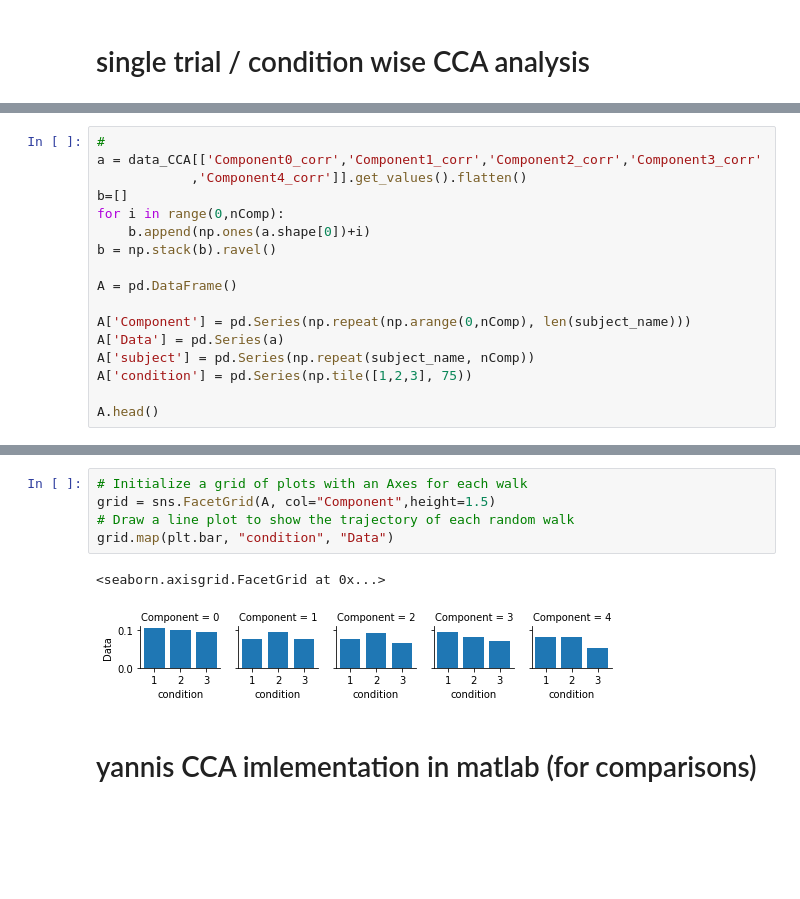
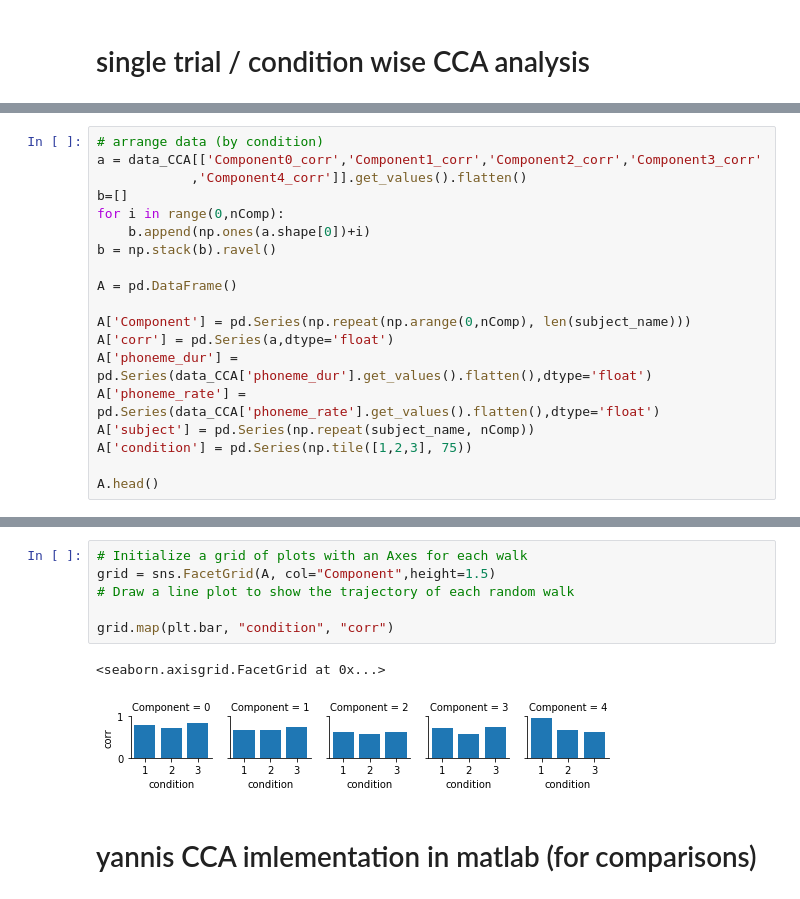
Before and after one commit to sankar-mukherjee/CCA_speech_EEG, a Jupyter notebook: CCA_yannis.ipynb, the cells around one changed output, grey strips where cells are left out. Drawn from its saved outputs; the diff is of its cells as text; blank space fills up the shorter version.

```diff
--- a/CCA_yannis.ipynb
+++ b/CCA_yannis.ipynb
@@ -1086,5 +1199,5 @@ data_CCA.head()
 # %%
-#
+# arrange data (by condition)
 a = data_CCA[['Component0_corr','Component1_corr','Component2_corr','Component3_corr'
             ,'Component4_corr']].get_values().flatten()
 b=[]
@@ -1095,7 +1208,9 @@ b = np.stack(b).ravel()
 A = pd.DataFrame()
 
 A['Component'] = pd.Series(np.repeat(np.arange(0,nComp), len(subject_name)))
-A['Data'] = pd.Series(a)
+A['corr'] = pd.Series(a,dtype='float')
+A['phoneme_dur'] = pd.Series(data_CCA['phoneme_dur'].get_values().flatten(),dtype='float')
+A['phoneme_rate'] = pd.Series(data_CCA['phoneme_rate'].get_values().flatten(),dtype='float')
 A['subject'] = pd.Series(np.repeat(subject_name, nComp))
 A['condition'] = pd.Series(np.tile([1,2,3], 75))
 
@@ -1110,11 +1232,12 @@ A.head()
 # %%
 # Initialize a grid of plots with an Axes for each walk
 grid = sns.FacetGrid(A, col="Component",height=1.5)
 # Draw a line plot to show the trajectory of each random walk
-grid.map(plt.bar, "condition", "Data")
+
+grid.map(plt.bar, "condition", "corr")
 # %% [output]
 <seaborn.axisgrid.FacetGrid at 0x...>
-[figure, old version]
+[figure, new version]
 # %% [markdown]
 # yannis CCA imlementation in matlab (for comparisons)
 # %%
```
Also changed, not shown: parts of 18 cells of this notebook.
